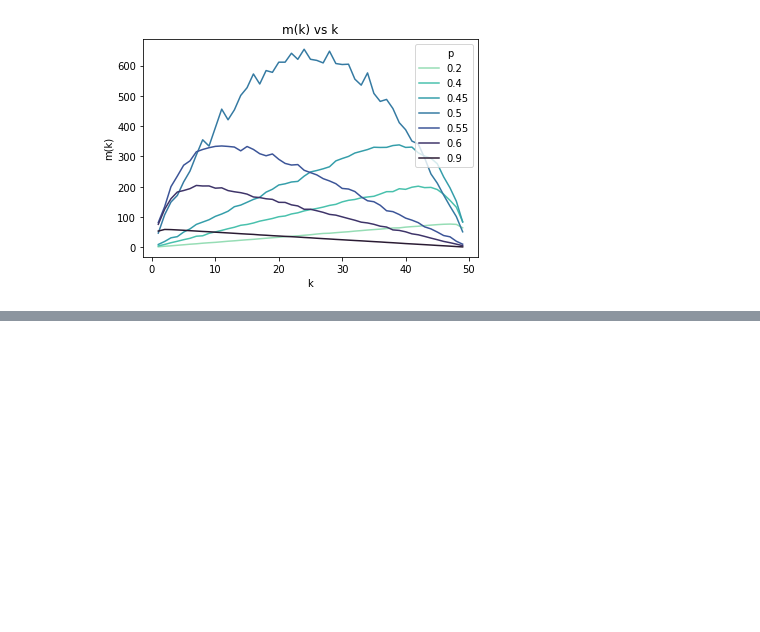
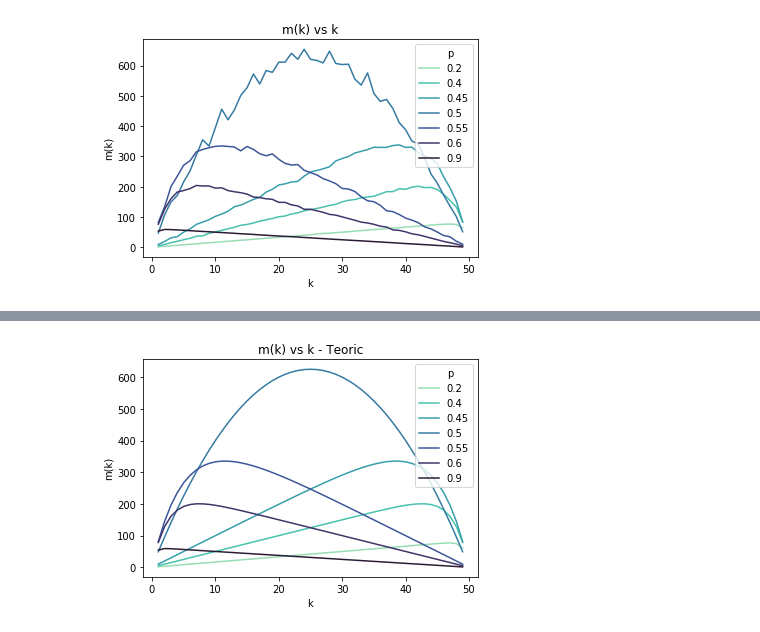
Before and after one commit to NumberPiOso/Stochastics_Review, a Jupyter notebook: Gamblers_Ruin/gamblers_ruin_aleat_walk.ipynb, the cells around one changed output, grey strips where cells are left out. Drawn from its saved outputs; the diff is of its cells as text; code cells hidden in the pictures; blank space fills up the shorter version.

```diff
--- a/Gamblers_Ruin/gamblers_ruin_aleat_walk.ipynb
+++ b/Gamblers_Ruin/gamblers_ruin_aleat_walk.ipynb
@@ -79,0 +143,11 @@ plt.savefig('./imgs/mk_vs_k.png')
+# %%
+palette = sns.color_palette("mako_r", len(teoric_data['p'].unique()))
+sns.lineplot(x="x", y="mk", hue="p", data=teoric_data,
+            palette=palette)
+plt.title('m(k) vs k - Teoric')
+plt.ylabel('m(k)')
+plt.xlabel('k')
+
+plt.savefig('./imgs/teoric_mk_vs_k.png')
+# %% [output]
+[figure, added]
```
Also changed, not shown: parts of 9 cells of this notebook, 5 other files.
